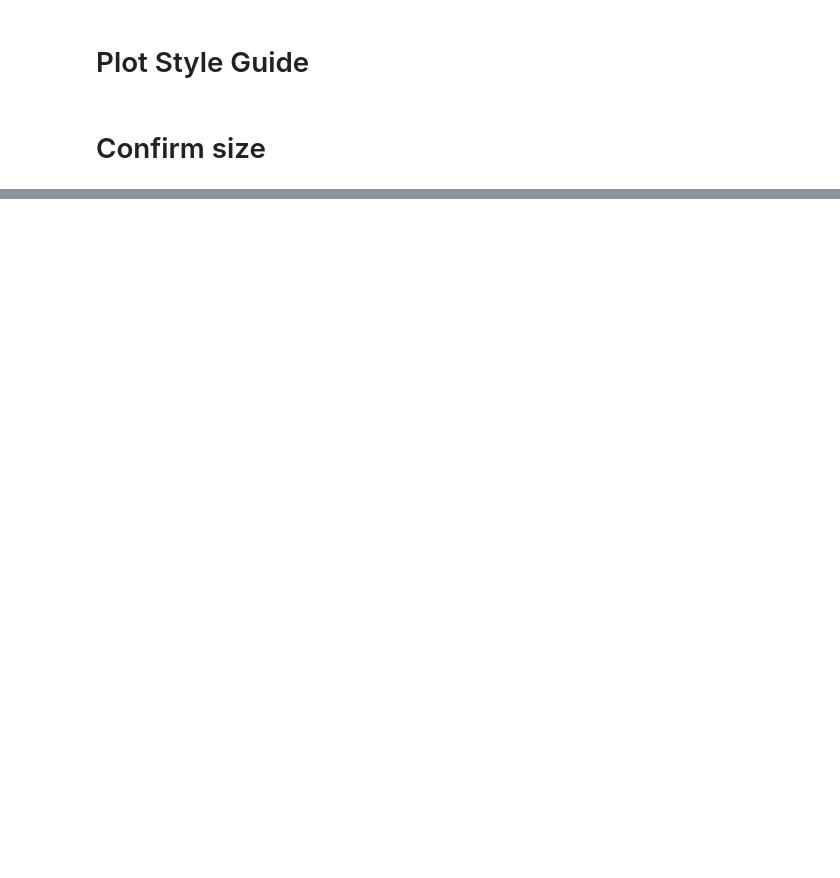
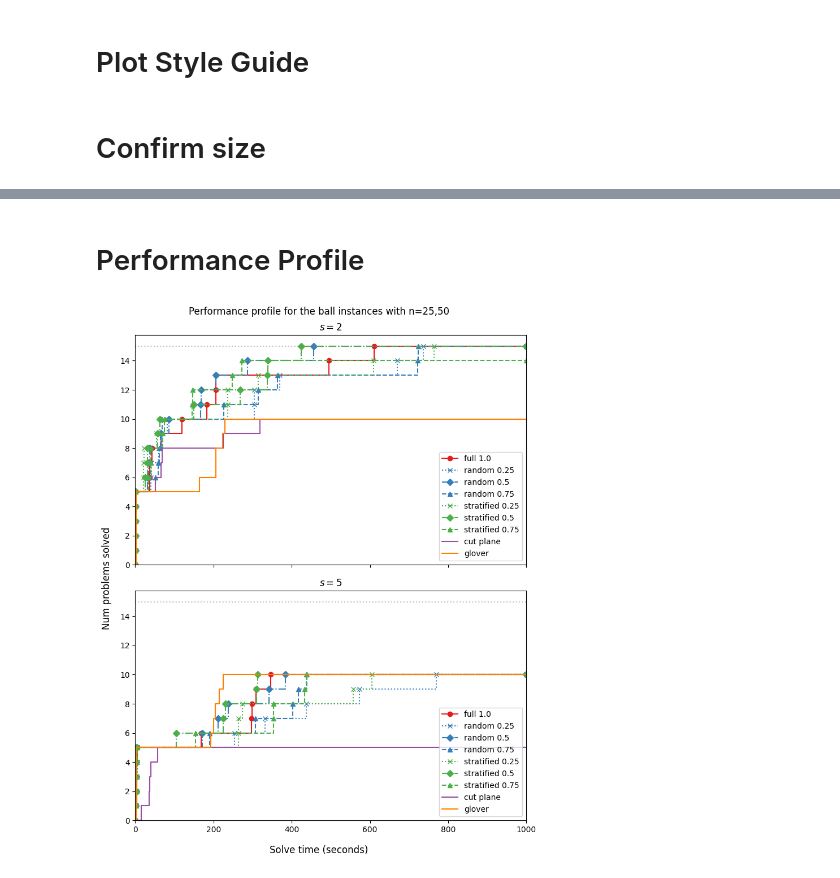
Before and after one commit to sandyspiers/coordinate_partitioning, a Jupyter notebook: results/circle.ipynb, the cells around one changed output, grey strips where cells are left out. Cells and saved outputs as stored; diff of their text form; code cells hidden in the pictures; blank space fills up the shorter version.

```diff
--- a/results/circle.ipynb
+++ b/results/circle.ipynb
@@ -16,7 +32,8 @@ df_in["ratio"].unique()
 # %% [markdown]
 There are some issues with the ratio, need to round $0.74\to 0.75$ and $0.24\to 0.25$
-# %%
-df = df_in.copy()
-df.loc[df["ratio"]==0.74,"ratio"]=0.75
-df.loc[df["ratio"]==0.24,"ratio"]=0.25
-df["ratio"].unique()
+# %%
+df.loc[df["ratio"]==0.24,"ratio"]=0.25
+df.loc[df["ratio"]==0.48,"ratio"]=0.50
+df.loc[df["ratio"]==0.72,"ratio"]=0.75
+df.loc[df["ratio"]==0.74,"ratio"]=0.75
+df["ratio"].unique()
@@ -23,2 +42,4 @@ df["ratio"].unique()
+# %%
+df = df[df.p>2]
 # %%
 df.head()
@@ -72,0 +178,31 @@ display(tab)
+# %% [markdown]
+# Performance Profile
+# %%
+S = np.sort(df["s"].unique())
+fig,axes = plt.subplots(len(S),figsize=(8,10),sharex=True,sharey=True)
+_df = df[(df["time_limit"]==1000)&(df["n"]<100)]
+for s in range(len(S)):
+    __df = _df[_df["s"]==S[s]]
+    pp = get_performance_profiles(__df)
+    for sv,st,r in sorted(list(pp.keys())):
+        axes[s].step(pp[sv,st,r][0],pp[sv,st,r][1],
+            where="post",color=CM[st],ls=LS[r],marker=MS[r],
+            label=f"{st} {r}" if sv=="coordpar" else f"{st}"
+            )
+    axes[s].axhline(y=15, color='grey', alpha=0.5, linestyle=':')
+    axes[s].set_xlim(0,1000)
+    axes[s].set_ylim(bottom=0)
+    axes[s].set_title(f"$s={S[s]}$")
+fig.supylabel("Num problems solved")
+fig.supxlabel("Solve time (seconds)")
+fig.suptitle("Performance profile for the ball instances with n=25,50")
+
+axes[0].legend()
+axes[1].legend()
+
+fig.tight_layout()
+if savefig:
+    fig.savefig(f"{fig_dir}/pp_ball.pdf", bbox_inches="tight")
+plt.show()
+# %% [output]
+[figure, added]
```
Also changed, not shown: parts of 11 cells of this notebook, 2 other files.
